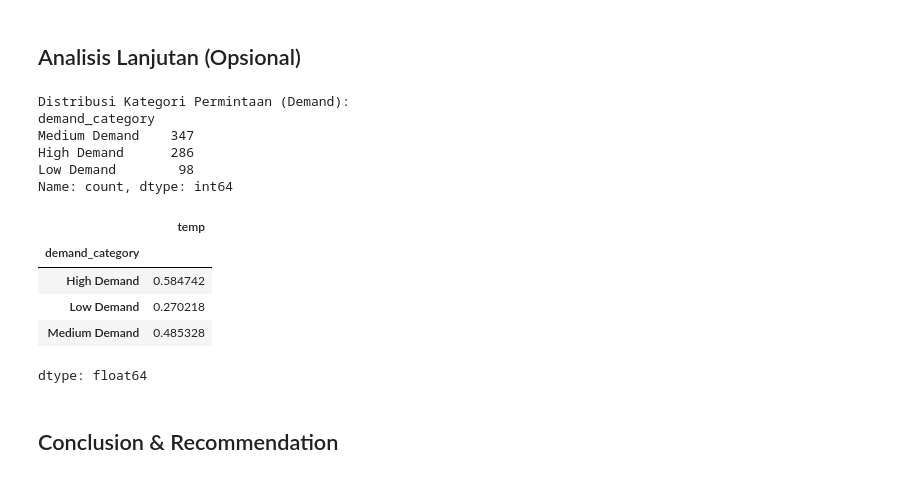
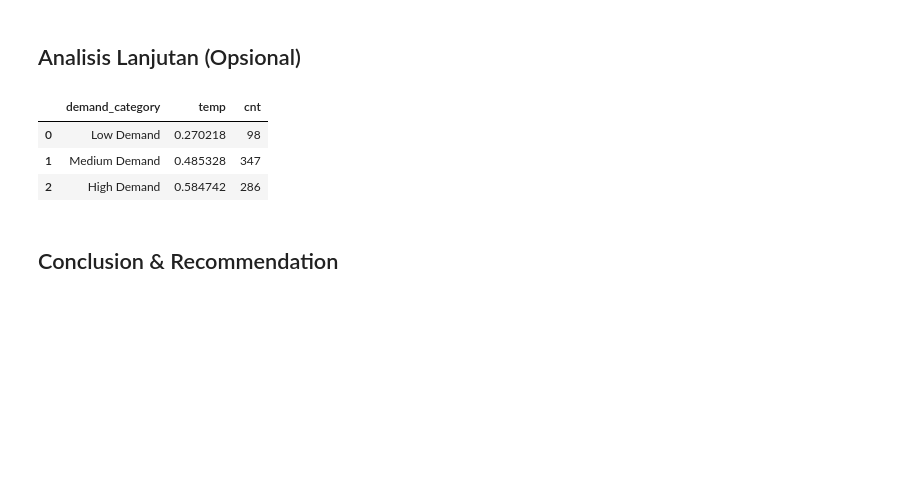
Before and after one commit to ichaaulia1607-jpg/Bike-Sharing-Dashboard, a Jupyter notebook: notebook.ipynb, the cells around one changed output. Saved outputs shown, nothing was run; the diff lists cells and outputs as text; code cells hidden in the pictures; blank space fills up the shorter version.

```diff
--- a/notebook.ipynb
+++ b/notebook.ipynb
@@ -313,37 +327,34 @@ plt.show()
 # %% [markdown]
 ## Analisis Lanjutan (Opsional)
 # %%
-# Analisis Lanjutan: Manual Grouping (Clustering)
-# Mengelompokkan hari berdasarkan jumlah total penyewaan (cnt)
+# --- ANALISIS LANJUTAN: Manual Grouping (Clustering) ---
 def cluster_intensity(cnt):
     if cnt < 2000:
         return 'Low Demand'
     elif cnt < 5000:
         return 'Medium Demand'
     else:
         return 'High Demand'
 
+# Menerapkan fungsi ke dataframe
 day_df['demand_category'] = day_df['cnt'].apply(cluster_intensity)
 
-# Melihat distribusi kategori demand
-print("Distribusi Kategori Permintaan (Demand):")
-print(day_df['demand_category'].value_counts())
+# Mengatur urutan kategori agar logis saat divisualisasikan
+category_order = ['Low Demand', 'Medium Demand', 'High Demand']
+day_df['demand_category'] = pd.Categorical(day_df['demand_category'], categories=category_order, ordered=True)
 
-# Menampilkan rata-rata suhu untuk setiap kategori demand
-display(day_df.groupby('demand_category').temp.mean())
+# Melihat rata-rata suhu per kategori permintaan
+demand_analysis = day_df.groupby('demand_category', observed=True).agg({
+    'temp': 'mean',
+    'cnt': 'count'
+}).reset_index()
+
+display(demand_analysis)
 # %% [output]
-Distribusi Kategori Permintaan (Demand):
-demand_category
-Medium Demand    347
-High Demand      286
-Low Demand        98
-Name: count, dtype: int64
-|  | temp |
-| demand_category |  |
-| High Demand | 0.584742 |
-| Low Demand | 0.270218 |
-| Medium Demand | 0.485328 |
+|  | demand_category | temp | cnt |
+| 0 | Low Demand | 0.270218 | 98 |
+| 1 | Medium Demand | 0.485328 | 347 |
+| 2 | High Demand | 0.584742 | 286 |
-dtype: float64
 # %% [markdown]
 ## Conclusion & Recommendation
 # %% [markdown]
```
Also changed, not shown: parts of 3 cells of this notebook, 2 other files.
